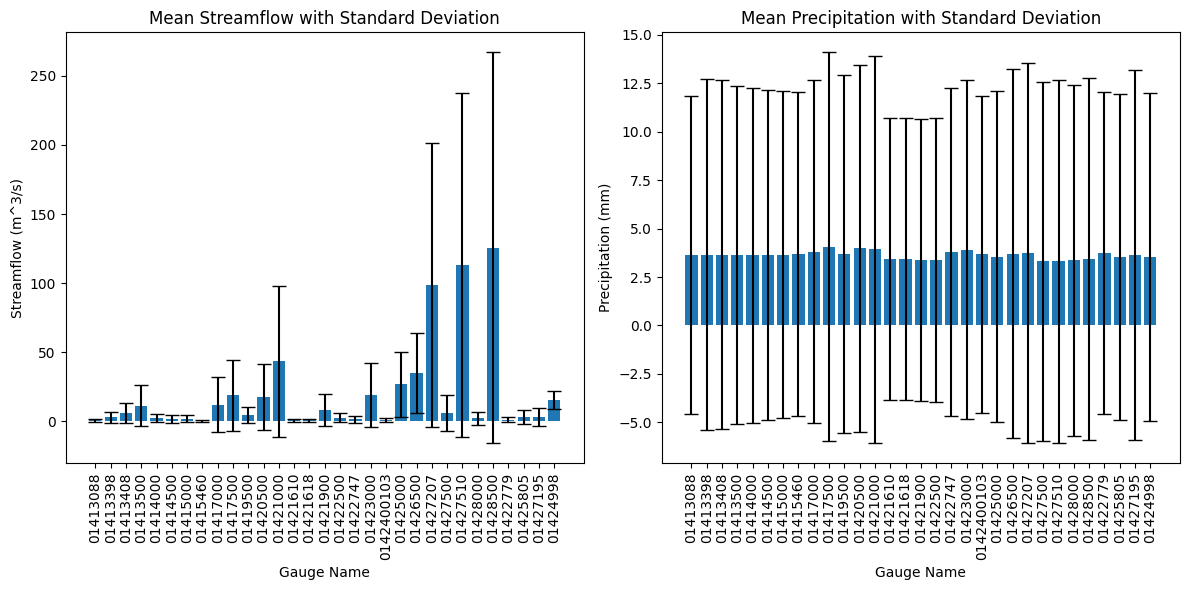
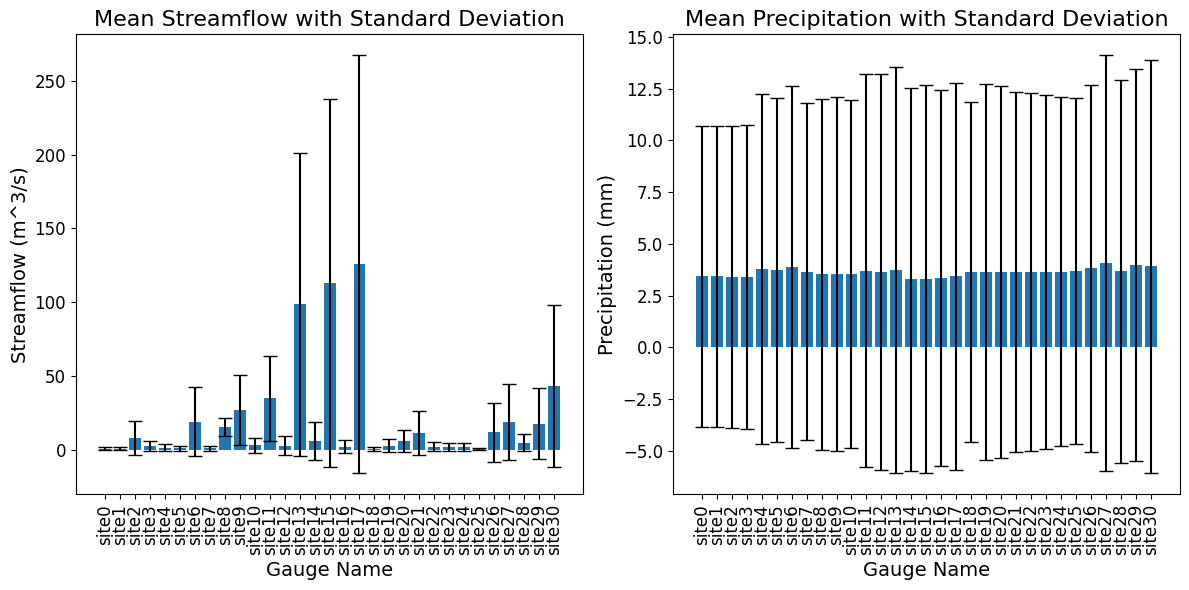
The change to this notebook cell's code, shown as a diff; its figure went from the first image to the second:
--- before
+++ after
@@ -4,5 +4,10 @@
 precipitation.columns = precipitation.columns.astype(str)
 
-site_ids = [col for col in streamflow.columns if col != "date"]
+# site_ids = [col for col in streamflow.columns if col != "date"]
+# site_names = metadata.set_index("site_id").loc[site_ids, "site_rename"].values
+
+site_rename_map = metadata.set_index("site_id")["site_rename"]
+site_ids = sorted([col for col in streamflow.columns if col != "date"], key=lambda s: int(site_rename_map[s].replace("site", "")))                                                                                                               
+site_renames = metadata.set_index("site_id").loc[site_ids, "site_rename"].values
 
 mean_streamflow = []
@@ -20,14 +25,18 @@
 fig, axes = plt.subplots(1, 2, figsize=(12, 6))
 axes[0].bar(site_ids, mean_streamflow, yerr=std_streamflow, capsize=5)
-axes[0].tick_params(axis="x", labelrotation=90)
-axes[0].set_title("Mean Streamflow with Standard Deviation")
-axes[0].set_ylabel("Streamflow (m^3/s)")
-axes[0].set_xlabel("Gauge Name")
+axes[0].set_xticks(range(len(site_names)))
+axes[0].set_xticklabels(site_renames, rotation=90)
+axes[0].set_title("Mean Streamflow with Standard Deviation", fontsize = 16)
+axes[0].set_ylabel("Streamflow (m^3/s)", fontsize = 14)
+axes[0].set_xlabel("Gauge Name", fontsize = 14)
+axes[0].tick_params(labelsize=12)
 
 axes[1].bar(site_ids, mean_precipitation, yerr=std_precipitation, capsize=5)
-axes[1].tick_params(axis="x", labelrotation=90)
-axes[1].set_title("Mean Precipitation with Standard Deviation")
-axes[1].set_ylabel("Precipitation (mm)")
-axes[1].set_xlabel("Gauge Name")
+axes[1].set_xticks(range(len(site_names)))
+axes[1].set_xticklabels(site_renames, rotation=90, fontsize = 12)
+axes[1].set_title("Mean Precipitation with Standard Deviation", fontsize = 16)
+axes[1].set_ylabel("Precipitation (mm)", fontsize = 14)
+axes[1].set_xlabel("Gauge Name", fontsize = 14)
+axes[1].tick_params(labelsize=12)
 plt.tight_layout()
 plt.savefig("figures/mean_std_streamflow_precipitation.png", dpi=300);

Commit: small edits